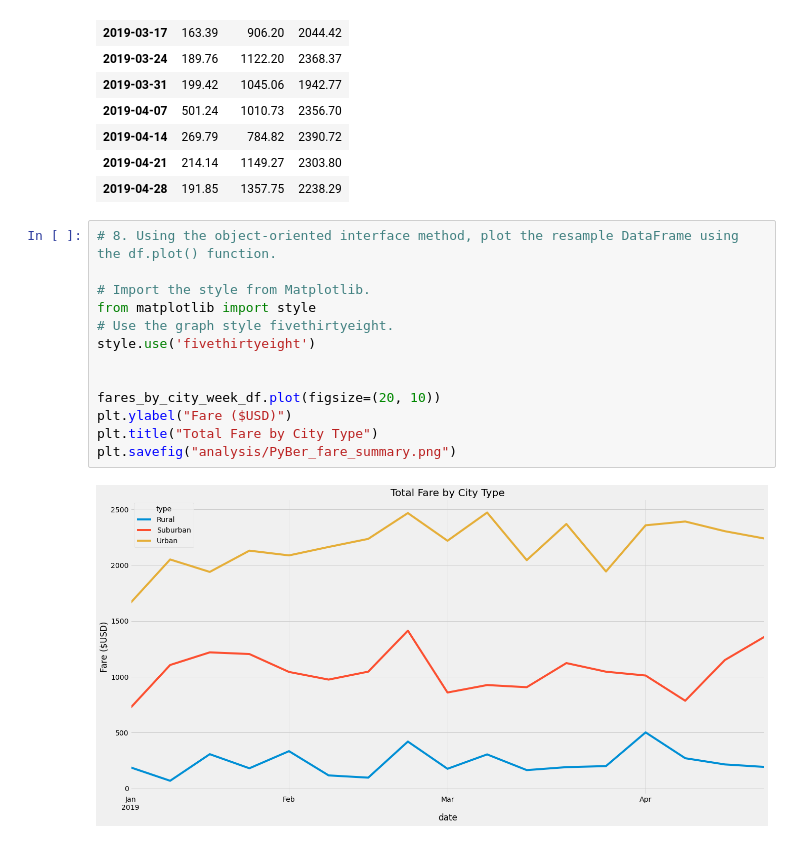
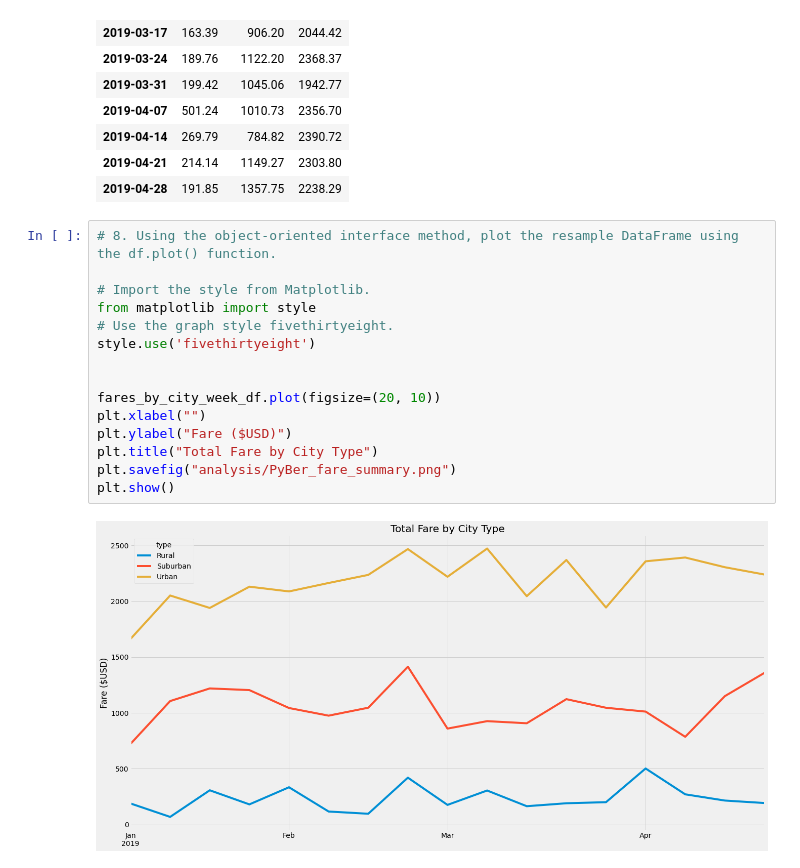
Before and after one commit to dschul01/PyBer_Analysis, a Jupyter notebook: PyBer_Challenge.ipynb, the cells around one changed output. Drawn from its saved outputs; the diff is of its cells as text.

Commit message:
Add PyBer Challenge code and resulting chart

```diff
--- a/PyBer_Challenge.ipynb
+++ b/PyBer_Challenge.ipynb
@@ -176,15 +176,17 @@ fares_by_city_week_df
 # %%
 # 8. Using the object-oriented interface method, plot the resample DataFrame using the df.plot() function.
 
 # Import the style from Matplotlib.
 from matplotlib import style
 # Use the graph style fivethirtyeight.
 style.use('fivethirtyeight')
 
 
 fares_by_city_week_df.plot(figsize=(20, 10))
+plt.xlabel("")
 plt.ylabel("Fare ($USD)")
 plt.title("Total Fare by City Type")
 plt.savefig("analysis/PyBer_fare_summary.png")
+plt.show()
 # %% [output]
-[figure, old version]
+[figure, new version]
```
Also changed, not shown: parts of 2 cells of this notebook, 1 other file.
